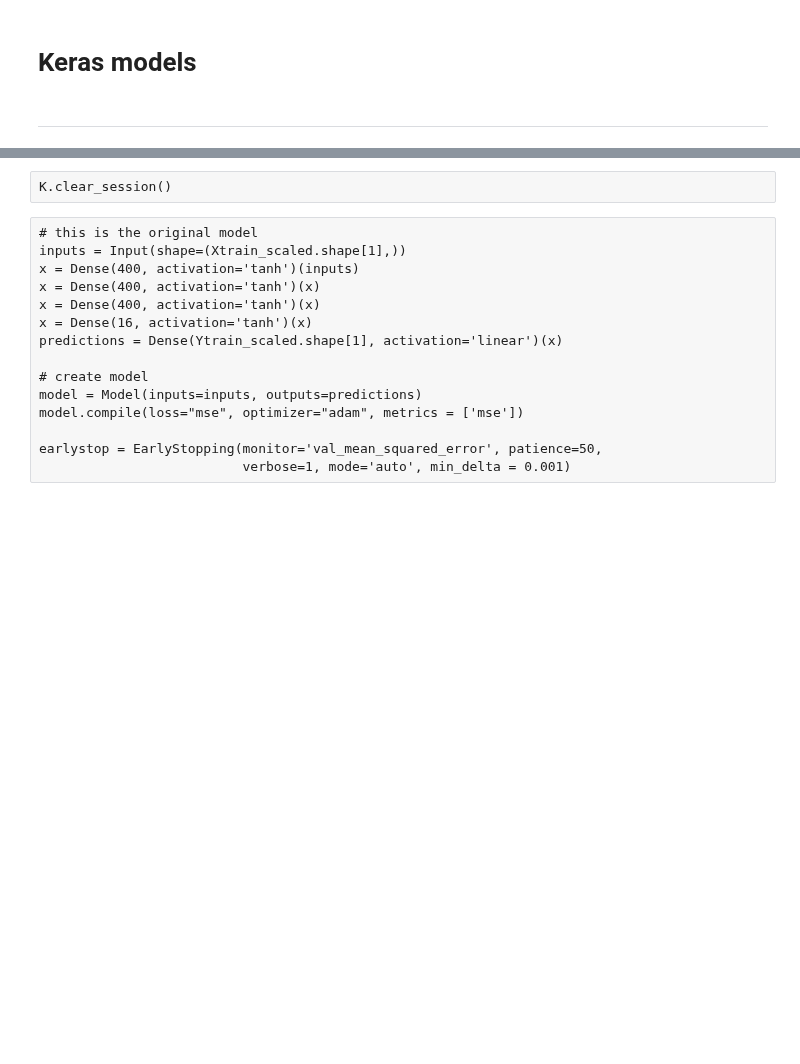
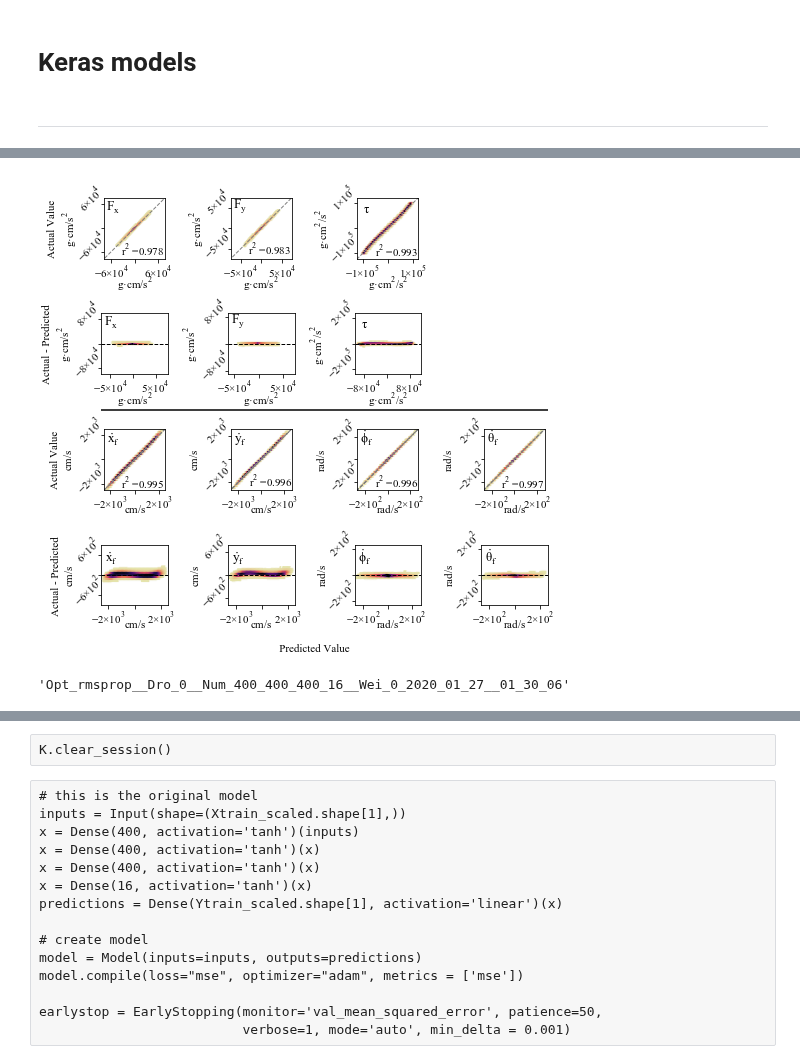
Before and after one commit to oliviatessa/MothMachineLearning, a Jupyter notebook: Underactuated/000_TrainWithPruning.ipynb, the cells around one changed output, grey strips where cells are left out. Drawn from its saved outputs; the diff is of its cells as text; code cells hidden in the pictures; blank space fills up the shorter version.

```diff
--- a/Underactuated/000_TrainWithPruning.ipynb
+++ b/Underactuated/000_TrainWithPruning.ipynb
@@ -558,6 +472,7 @@ import matplotlib.colors
 cmap = plt.cm.magma_r
 cmaplist = np.array([cmap(i) for i in range(cmap.N)])
 cmaplist[:,0:3] = np.divide(cmaplist[:, 0:3], 1.1)
+# make really low-value hexbins white
 cmaplist[0] = (1,1,1,0.5)
 cmap = matplotlib.colors.LinearSegmentedColormap.from_list('mcm',cmaplist, cmap.N)
 
@@ -574,8 +489,6 @@ for ii in np.arange(0, 3):
     axs[ii].yaxis.set_label_coords(-0.4,0.5)
     axs[ii].set_xlabel(ylabs[ii] + "\n")
     axs[ii].xaxis.set_label_coords(0.5,-0.2)
-#     axs[ii].set_xticklabels(axs[ii].get_xticklabels(),
-#                            va = "center", rotation_mode="anchor")
     axs[ii].tick_params(axis="x",direction="out", pad=-0)
 
 
@@ -588,16 +501,24 @@ for ii in np.arange(0, 3):
     axs[ii].set_title(fig_col_names[ii], fontdict = {'verticalalignment': 'bottom'})
     ttl = axs[ii].title
     ttl.set_position([.15, 0.62])
-    axs[ii].plot(df_c.loc[:,YtestDF.columns[ii]],
-                 df_c.loc[:,YtestDF.columns[ii]],
+
+    # draw identity lines
+    lims = [
+        np.min([axs[ii].get_xlim(), axs[ii].get_ylim()]),  # min of both axes
+        np.max([axs[ii].get_xlim(), axs[ii].get_ylim()]),  # max of both axes
+        ]
+    axs[ii].plot(lims, lims,
                  'grey', linewidth = 1, linestyle  = "--")
+#     axs[ii].plot(df_c.loc[:,YtestDF.columns[ii]],
+#                  df_c.loc[:,YtestDF.columns[ii]],
+#                  'grey', linewidth = 1, linestyle  = "--")
     axs[ii].yaxis.set_major_formatter(MathTextSciFormatter("%1.0e"))
     axs[ii].xaxis.set_major_formatter(MathTextSciFormatter("%1.0e"))
     axs[ii].set_aspect('equal', 'box')
 
     # annotate with R^2
-    axs[ii].text(np.max(df_c.loc[:,YtestDF.columns[ii]])*-0.4,
-                 np.min(df_c.loc[:,YtestDF.columns[ii]])*0.9,
+    axs[ii].text(np.max(lims)*-0.4,
+                 np.min(lims)*0.9,
                  r'$r^2$ =' +
                  str(np.round((r2_score(df_c.loc[:,YtestDF.columns[ii]],
                                         df_c.loc[:,YpredDF.columns[ii]])), 3)))
@@ -716,31 +637,35 @@ for jj, plotNum in zip(np.arange(3, 7), np.arange(12, 16)):
     axs[plotNum].yaxis.set_major_formatter(MathTextSciFormatter("%1.0e"))
     axs[plotNum].xaxis.set_major_formatter(MathTextSciFormatter("%1.0e"))
 
     if(jj == 3):
         axs[plotNum].set_ylabel("Actual - Predicted\n" + ylabs[jj])
     else:
         axs[plotNum].set_ylabel(ylabs[jj])
 
     axs[plotNum].hlines(y = 0, xmin = np.min( df_c.loc[:,YpredDF.columns[jj]]),
                    xmax = np.max( df_c.loc[:,YpredDF.columns[jj]]),
                    linestyle =  "--", linewidth = 1)
     axs[plotNum].set_ylim([-np.max(np.abs(df_c.loc[:,YtestDF.columns[jj]] - df_c.loc[:,YpredDF.columns[jj]])),
                       np.max(np.abs(df_c.loc[:,YtestDF.columns[jj]]- df_c.loc[:,YpredDF.columns[jj]]))])
 
     axs[plotNum].set_title(fig_col_names[jj], fontdict = {'verticalalignment': 'bottom'})
     ttl = axs[plotNum].title
-    ttl.set_position([.15, 0.67])
+    ttl.set_position([.15, 0.55])
     axs[plotNum].tick_params(axis="x",direction="out", pad=-0)
 
+axs[3].axis('off')
+axs[7].axis('off')
 
 # add black horizontal line
 ax3 = plt.figure(1).add_subplot(111)
 ax3.plot([-1,1],[0.48,0.48], '-', color = "black" )
 ax3.set_xlim([0,1])
 ax3.set_ylim([0,1])
 ax3.axis("off")
 
 #plt.tight_layout()
 fig.savefig(os.path.join(figDir, "PredVActual" + modelName + ".pdf"),)
 plt.show()
 # plt.close()
+# %% [output]
+[figure, added]
@@ -842,0 +672,5 @@ plt.show()
+# %%
+## Pruning
+modelName
+# %% [output]
+'Opt_rmsprop__Dro_0__Num_400_400_400_16__Wei_0_2020_01_27__01_30_06'
```
Also changed, not shown: parts of 21 cells of this notebook.
